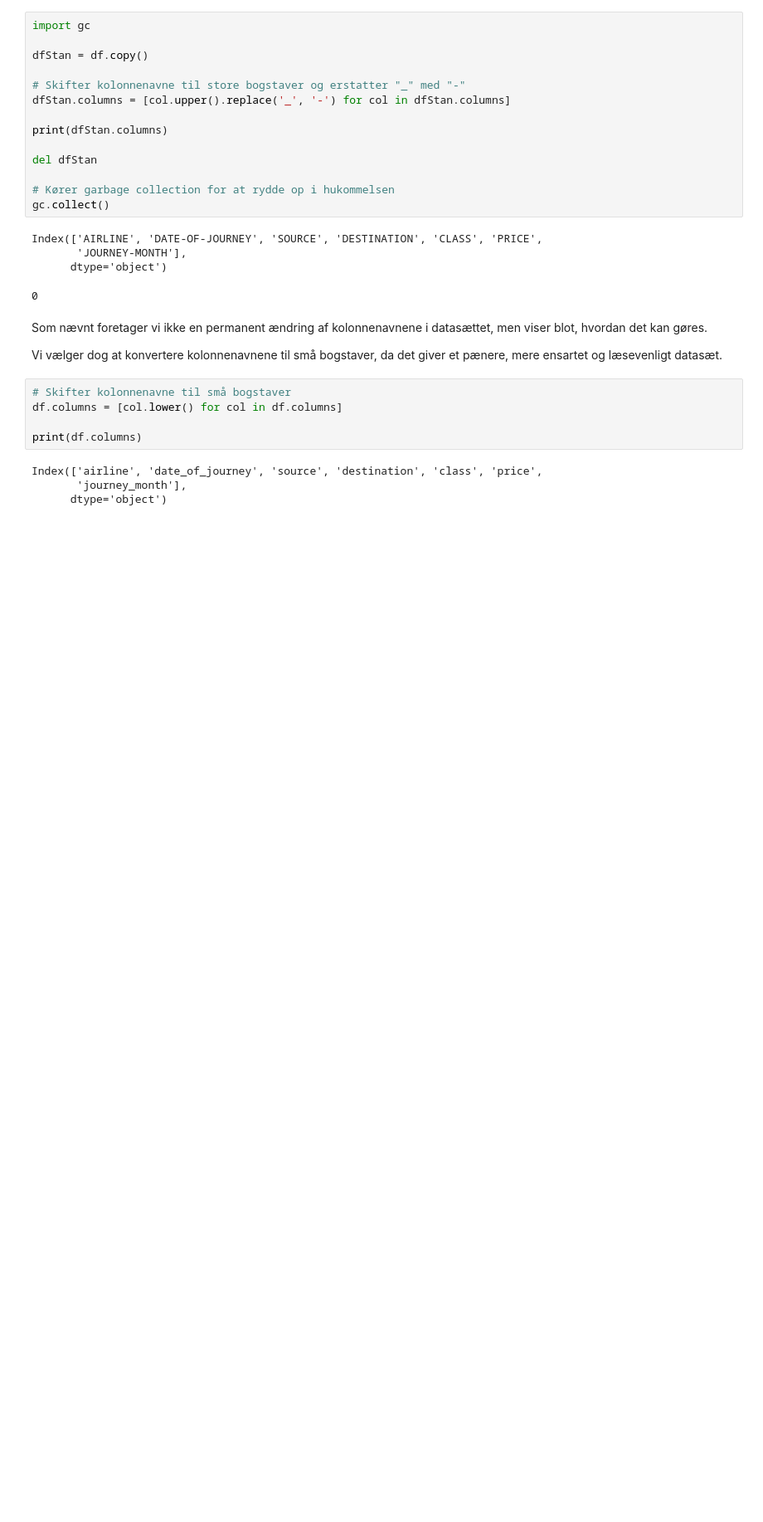
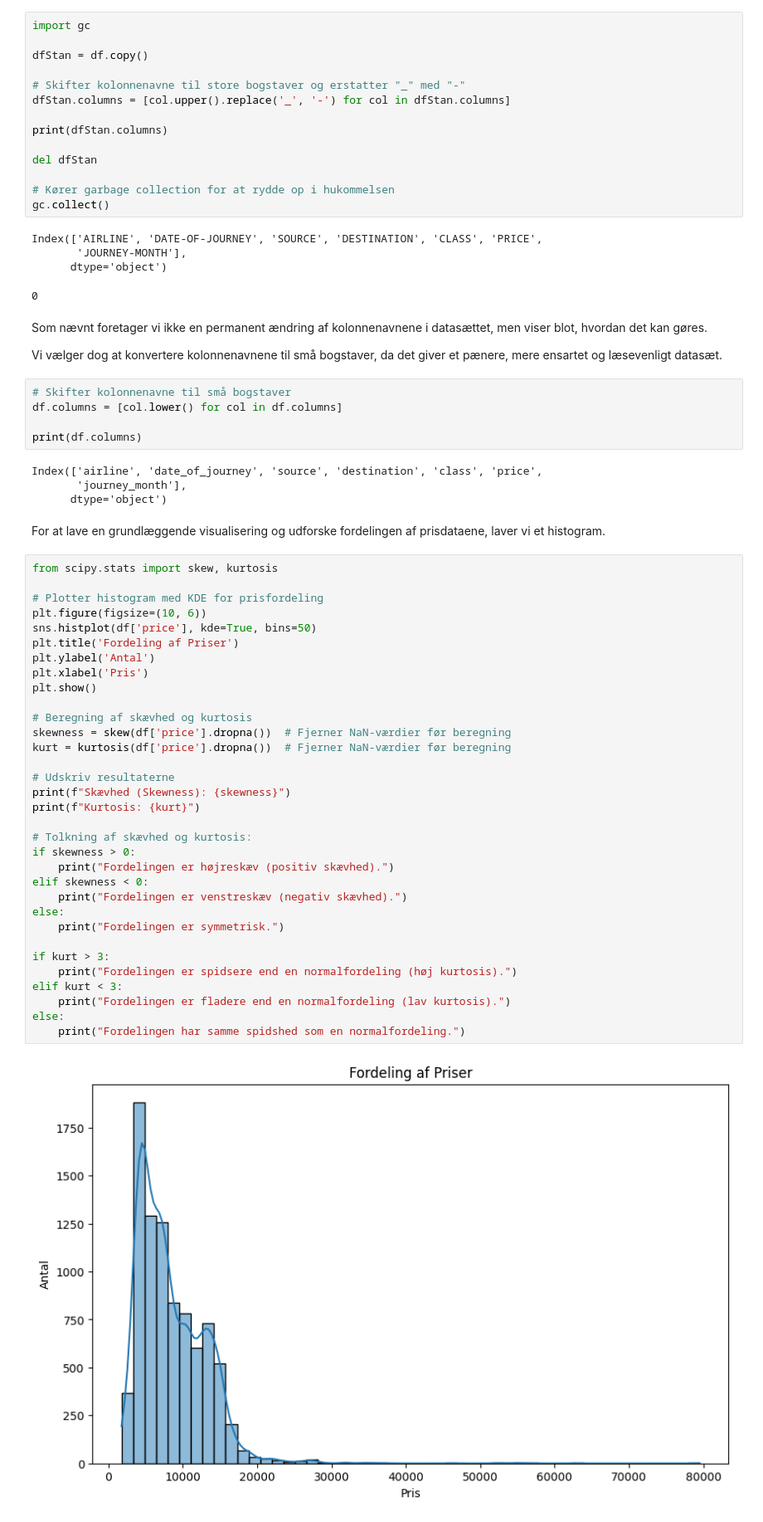
Before and after one commit to AllanChandler/BI-Exam, a Jupyter notebook: Notebook/Flight_Price_Dataset.ipynb, the cells around one changed output. Shown at 83% size. Saved outputs shown, nothing was run; the diff lists cells and outputs as text; blank space fills up the shorter version.

```diff
--- a/Notebook/Flight_Price_Dataset.ipynb
+++ b/Notebook/Flight_Price_Dataset.ipynb
@@ -219,3 +219,40 @@ print(df.columns)
 Index(['airline', 'date_of_journey', 'source', 'destination', 'class', 'price',
        'journey_month'],
       dtype='object')
+# %% [markdown]
+For at lave en grundlæggende visualisering og udforske fordelingen af prisdataene, laver vi et histogram.
+# %%
+from scipy.stats import skew, kurtosis
+
+# Plotter histogram med KDE for prisfordeling
+plt.figure(figsize=(10, 6))
+sns.histplot(df['price'], kde=True, bins=50)
+plt.title('Fordeling af Priser')
+plt.ylabel('Antal')
+plt.xlabel('Pris')
+plt.show()
+
+# Beregning af skævhed og kurtosis
+skewness = skew(df['price'].dropna())  # Fjerner NaN-værdier før beregning
+kurt = kurtosis(df['price'].dropna())  # Fjerner NaN-værdier før beregning
+
+# Udskriv resultaterne
+print(f"Skævhed (Skewness): {skewness}")
+print(f"Kurtosis: {kurt}")
+
+# Tolkning af skævhed og kurtosis:
+if skewness > 0:
+    print("Fordelingen er højreskæv (positiv skævhed).")
+elif skewness < 0:
+    print("Fordelingen er venstreskæv (negativ skævhed).")
+else:
+    print("Fordelingen er symmetrisk.")
+
+if kurt > 3:
+    print("Fordelingen er spidsere end en normalfordeling (høj kurtosis).")
+elif kurt < 3:
+    print("Fordelingen er fladere end en normalfordeling (lav kurtosis).")
+else:
+    print("Fordelingen har samme spidshed som en normalfordeling.")
+# %% [output]
+[figure, added]
```
Also changed, not shown: parts of 4 cells of this notebook, 1 other file.
